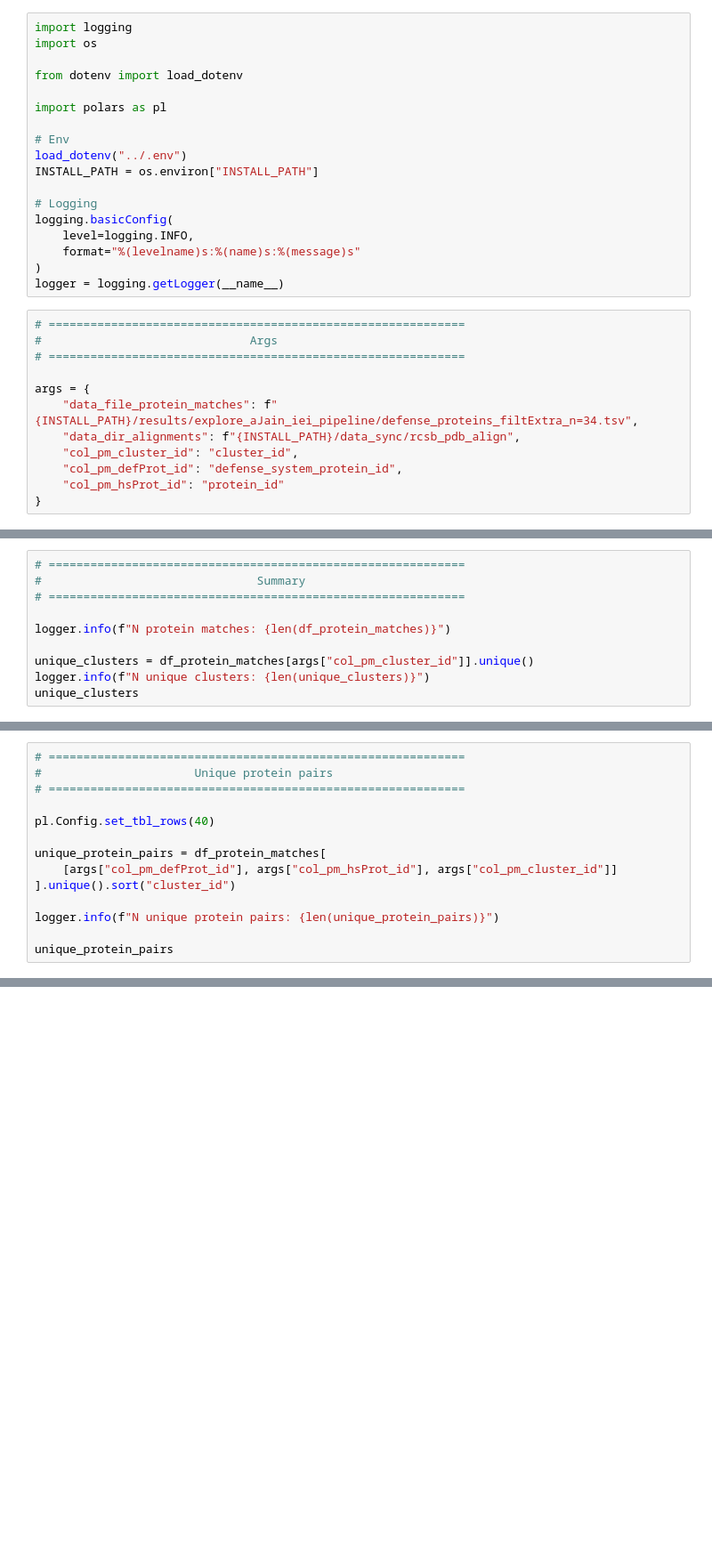
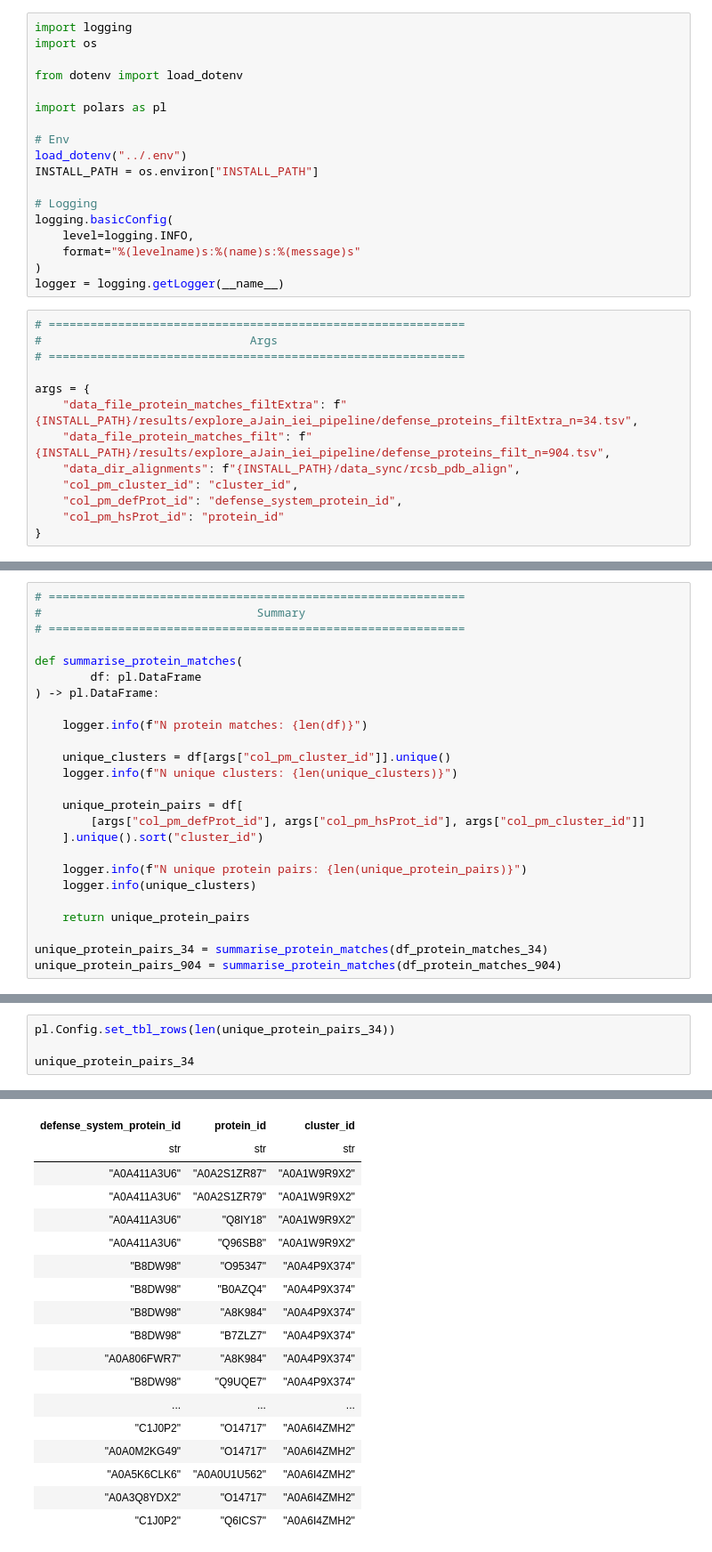
Before and after one commit to juliandeanmoran/BISSH, a Jupyter notebook: testing/explore_protein_matches.ipynb, the cells around one changed output, grey strips where cells are left out. Shown at 89% size. Cells and saved outputs as stored; diff of their text form; blank space fills up the shorter version.

Commit message:
Added function `summarise_protein_matches()`. Read in and summarised 904-long dataset.

```diff
--- a/testing/explore_protein_matches.ipynb
+++ b/testing/explore_protein_matches.ipynb
@@ -26,7 +26,8 @@ logger = logging.getLogger(__name__)
 # ============================================================
 
 args = {
-    "data_file_protein_matches": f"{INSTALL_PATH}/results/explore_aJain_iei_pipeline/defense_proteins_filtExtra_n=34.tsv",
+    "data_file_protein_matches_filtExtra": f"{INSTALL_PATH}/results/explore_aJain_iei_pipeline/defense_proteins_filtExtra_n=34.tsv",
+    "data_file_protein_matches_filt": f"{INSTALL_PATH}/results/explore_aJain_iei_pipeline/defense_proteins_filt_n=904.tsv",
     "data_dir_alignments": f"{INSTALL_PATH}/data_sync/rcsb_pdb_align",
     "col_pm_cluster_id": "cluster_id",
     "col_pm_defProt_id": "defense_system_protein_id",
@@ -65,11 +73,26 @@ shape: (34, 72)
 #                               Summary
 # ============================================================
 
-logger.info(f"N protein matches: {len(df_protein_matches)}")
+def summarise_protein_matches(
+        df: pl.DataFrame
+) -> pl.DataFrame:
 
-unique_clusters = df_protein_matches[args["col_pm_cluster_id"]].unique()
-logger.info(f"N unique clusters: {len(unique_clusters)}")
-unique_clusters
+    logger.info(f"N protein matches: {len(df)}")
+
+    unique_clusters = df[args["col_pm_cluster_id"]].unique()
+    logger.info(f"N unique clusters: {len(unique_clusters)}")
+
+    unique_protein_pairs = df[
+        [args["col_pm_defProt_id"], args["col_pm_hsProt_id"], args["col_pm_cluster_id"]]
+    ].unique().sort("cluster_id")
+
+    logger.info(f"N unique protein pairs: {len(unique_protein_pairs)}")
+    logger.info(unique_clusters)
+
+    return unique_protein_pairs
+
+unique_protein_pairs_34 = summarise_protein_matches(df_protein_matches_34)
+unique_protein_pairs_904 = summarise_protein_matches(df_protein_matches_904)
 # %% [output]
 INFO:__main__:N protein matches: 34
 INFO:__main__:N unique clusters: 3
@@ -82,14 +113,0 @@ shape: (3,)
-# %%
-# ============================================================
-#                      Unique protein pairs
-# ============================================================
-
-pl.Config.set_tbl_rows(40)
-
-unique_protein_pairs = df_protein_matches[
-    [args["col_pm_defProt_id"], args["col_pm_hsProt_id"], args["col_pm_cluster_id"]]
-].unique().sort("cluster_id")
-
-logger.info(f"N unique protein pairs: {len(unique_protein_pairs)}")
-
-unique_protein_pairs
@@ -116,0 +114,5 @@ shape: (34, 3)
+# %%
+pl.Config.set_tbl_rows(len(unique_protein_pairs_34))
+
+unique_protein_pairs_34
+# %% [output]
@@ -116,0 +120,18 @@ shape: (34, 3)
+| defense_system_protein_id | protein_id | cluster_id |
+| str | str | str |
+| "A0A411A3U6" | "A0A2S1ZR87" | "A0A1W9R9X2" |
+| "A0A411A3U6" | "A0A2S1ZR79" | "A0A1W9R9X2" |
+| "A0A411A3U6" | "Q8IY18" | "A0A1W9R9X2" |
+| "A0A411A3U6" | "Q96SB8" | "A0A1W9R9X2" |
+| "B8DW98" | "O95347" | "A0A4P9X374" |
+| "B8DW98" | "B0AZQ4" | "A0A4P9X374" |
+| "B8DW98" | "A8K984" | "A0A4P9X374" |
+| "B8DW98" | "B7ZLZ7" | "A0A4P9X374" |
+| "A0A806FWR7" | "A8K984" | "A0A4P9X374" |
+| "B8DW98" | "Q9UQE7" | "A0A4P9X374" |
+| ... | ... | ... |
+| "C1J0P2" | "O14717" | "A0A6I4ZMH2" |
+| "A0A0M2KG49" | "O14717" | "A0A6I4ZMH2" |
+| "A0A5K6CLK6" | "A0A0U1U562" | "A0A6I4ZMH2" |
+| "A0A3Q8YDX2" | "O14717" | "A0A6I4ZMH2" |
+| "C1J0P2" | "Q6ICS7" | "A0A6I4ZMH2" |
```
Also changed, not shown: parts of 5 cells of this notebook.
